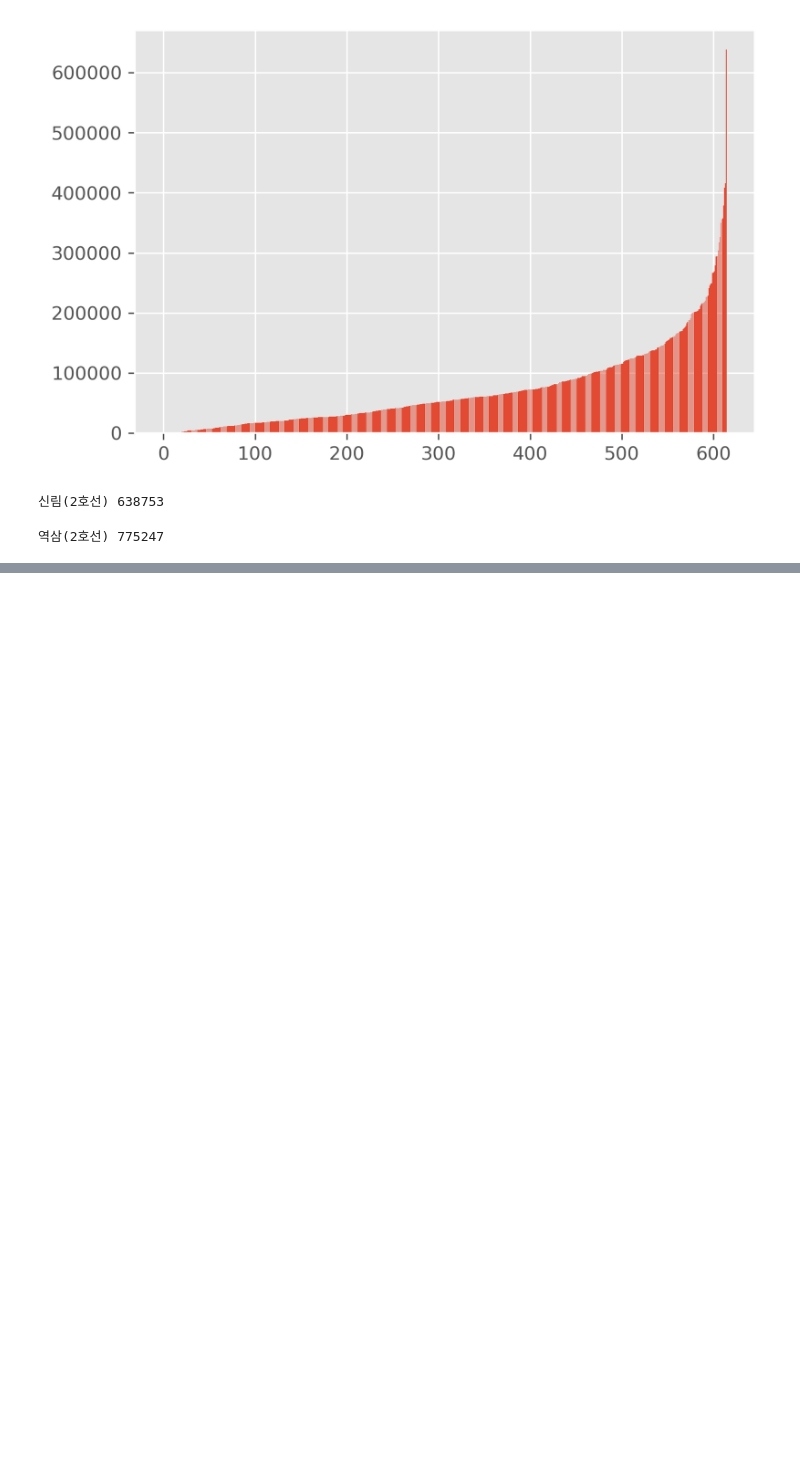
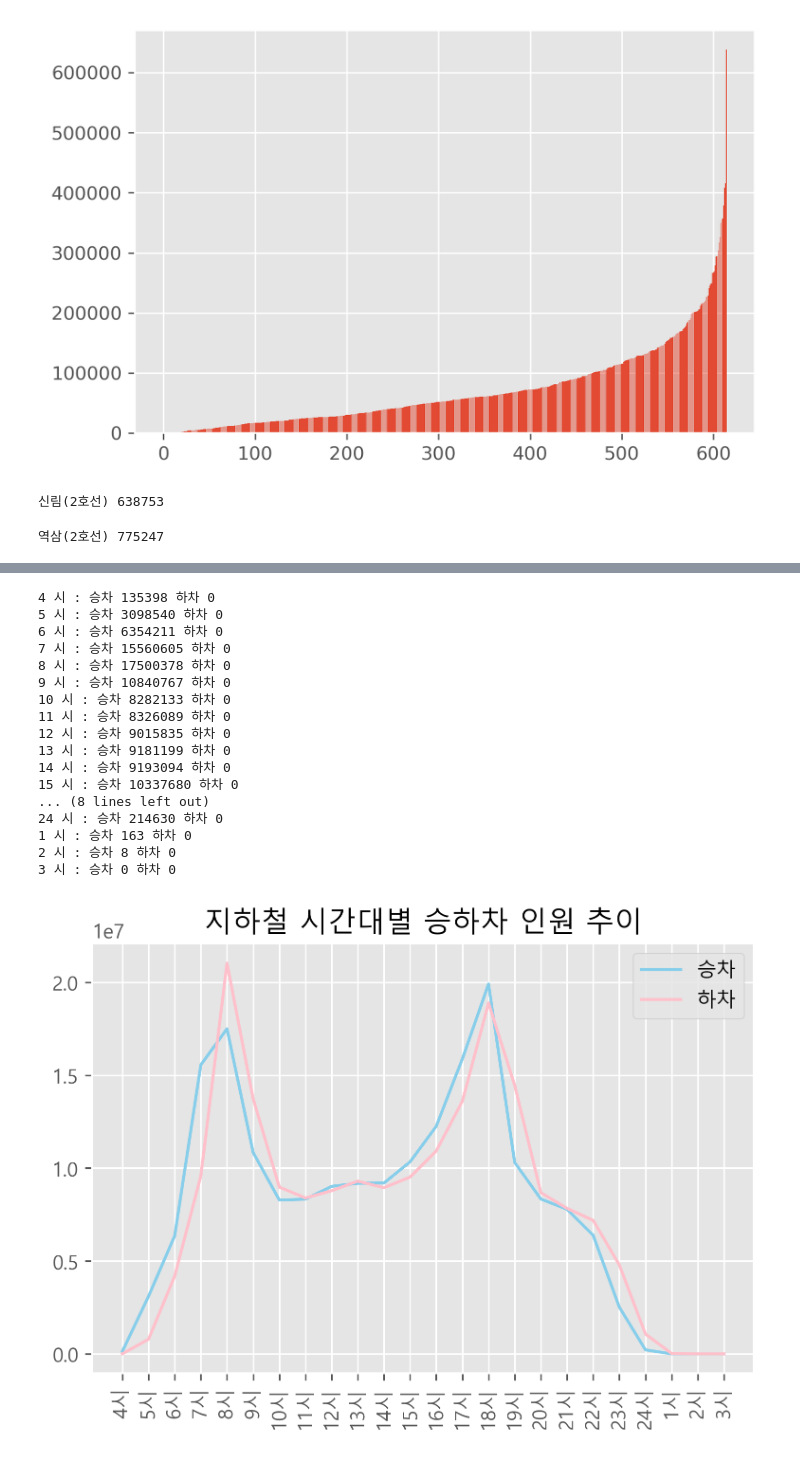
Before and after one commit to progh2/2022AIProgramming2, a Jupyter notebook: unit12.ipynb, the cells around one changed output, grey strips where cells are left out. Drawn from its saved outputs; the diff is of its cells as text; code cells hidden in the pictures; blank space fills up the shorter version.

```diff
--- a/unit12.ipynb
+++ b/unit12.ipynb
@@ -187,0 +343,58 @@ print(mx_station, mx)
+# %%
+import csv
+f = open('subwaytime.csv')
+data = csv.reader(f)
+header1 = next(data)
+header2 = next(data)
+
+NUM = 24
+s_in = [0] * NUM
+s_out = [0] * NUM
+
+for row in data:
+    row[4:] = map(int, row[4:])
+    for j in range(NUM):
+        s_in[j] += row[j * 2 + 4]
+        s_out[j] += row[j * 2 + 5]
+
+for i in range(NUM):
+    time = i + 4
+    if time > 24:
+        time -= 24
+    print( time,"시 : 승차", s_in[i], "하차", s_out[j])
+
+times = [''] * NUM
+for i in range(NUM):
+    times[i] = i + 4
+    if (times[i] > 24):
+        times[i] -= 24
+    times[i] = str(times[i]) + "시"
+
+import matplotlib.pyplot as plt
+plt.figure(dpi=300)
+plt.rc('font', family='Malgun Gothic')
+plt.title('지하철 시간대별 승하차 인원 추이')
+plt.plot(s_in, label="승차", color="skyblue")
+plt.plot(s_out, label="하차", color="pink")
+plt.legend()
+plt.xticks(range(NUM), times, rotation = 90)
+plt.show()
+# %% [output]
+4 시 : 승차 135398 하차 0
+5 시 : 승차 3098540 하차 0
+6 시 : 승차 6354211 하차 0
+7 시 : 승차 15560605 하차 0
+8 시 : 승차 17500378 하차 0
+9 시 : 승차 10840767 하차 0
+10 시 : 승차 8282133 하차 0
+11 시 : 승차 8326089 하차 0
+12 시 : 승차 9015835 하차 0
+13 시 : 승차 9181199 하차 0
+14 시 : 승차 9193094 하차 0
+15 시 : 승차 10337680 하차 0
+... (8 lines left out)
+24 시 : 승차 214630 하차 0
+1 시 : 승차 163 하차 0
+2 시 : 승차 8 하차 0
+3 시 : 승차 0 하차 0
+[figure, added]
```
Also changed, not shown: parts of 5 cells of this notebook.
